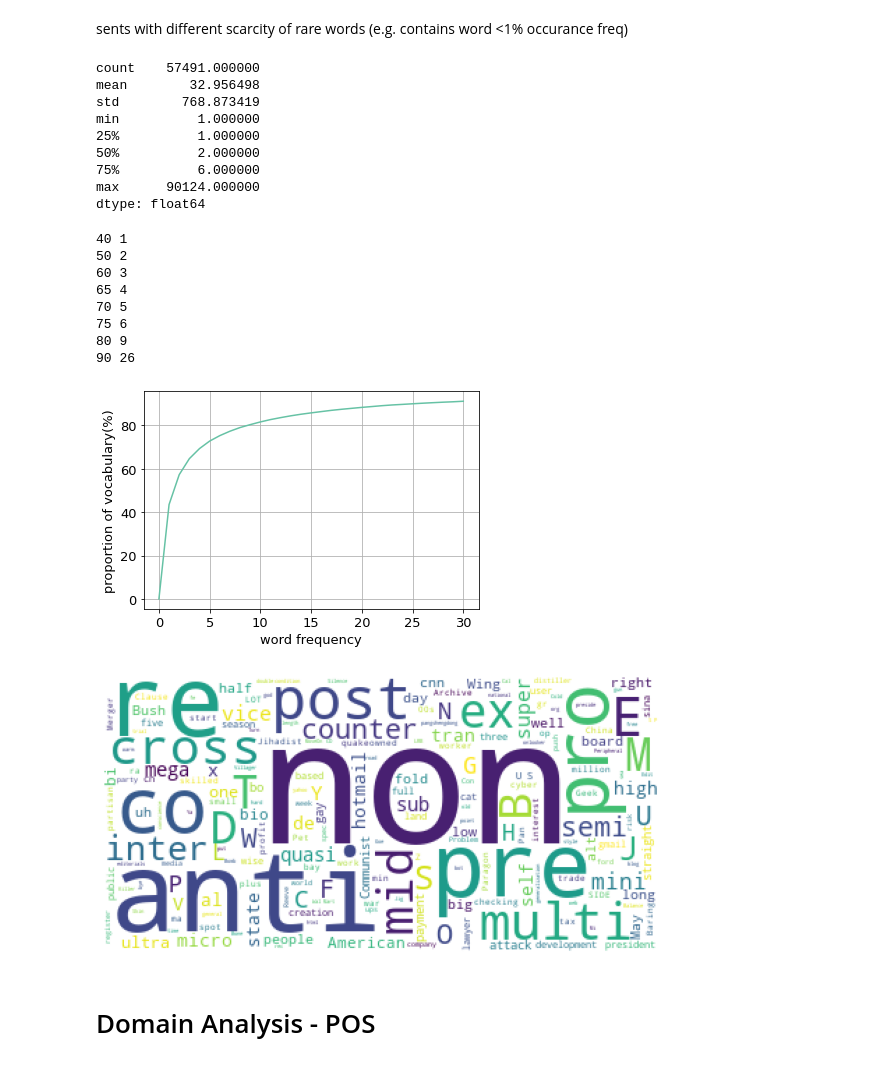
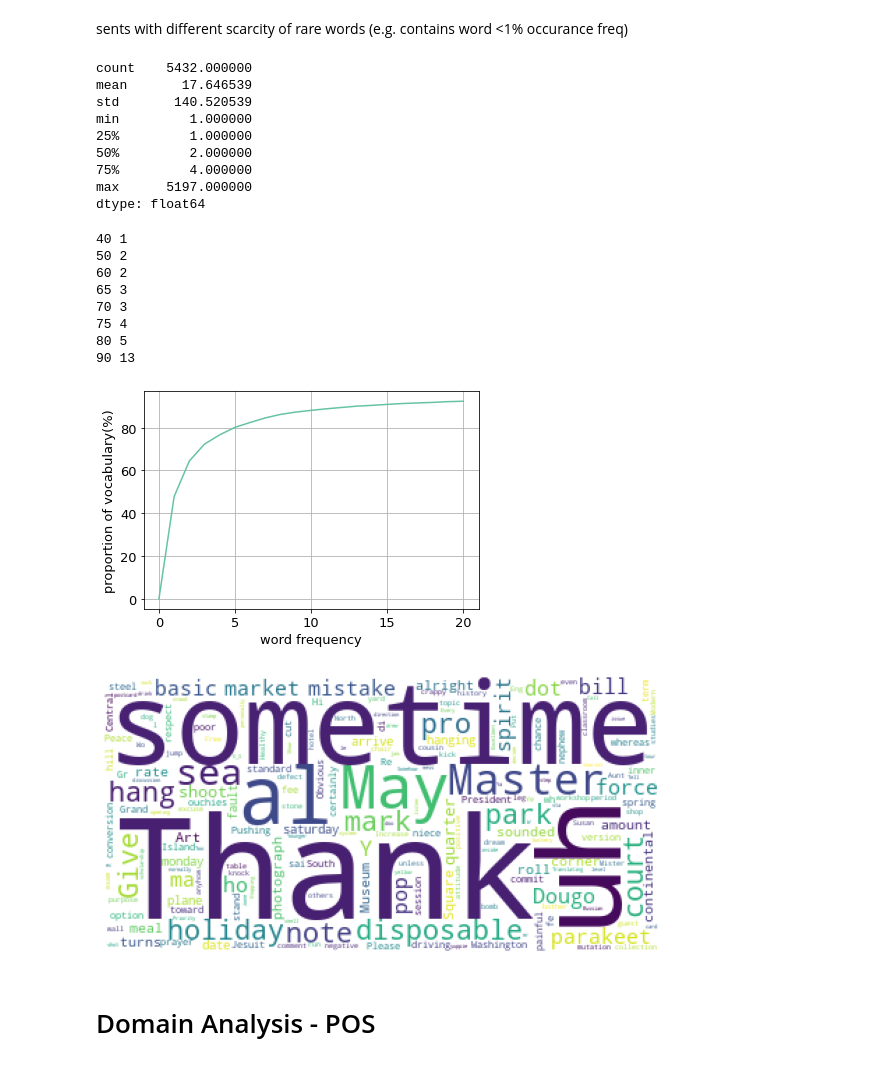
Before and after one commit to ixiaopan/NER_Tagger, a Jupyter notebook: corpus_profile.ipynb, the cells around one changed output. Drawn from its saved outputs; the diff is of its cells as text; code cells hidden in the pictures.

```diff
--- a/corpus_profile.ipynb
+++ b/corpus_profile.ipynb
@@ -242,19 +256,19 @@ dtype: float64
 # %% [markdown]
 sents with different scarcity of rare words (e.g. contains word <1% occurance freq)
 # %%
-sents_all_domain = load_sentences('pool', ['train'])
+sents_all_domain = load_sentences('tc', ['train'])
 word_counts, words, freqs = cal_word_freq(sents_all_domain['sentence'].tolist())
 
 pd.Series(freqs).describe()
 # %% [output]
-count    57491.000000
-mean        32.956498
-std        768.873419
-min          1.000000
-25%          1.000000
-50%          2.000000
-75%          6.000000
-max      90124.000000
+count    5432.000000
+mean       17.646539
+std       140.520539
+min         1.000000
+25%         1.000000
+50%         2.000000
+75%         4.000000
+max      5197.000000
 dtype: float64
 # %%
 def plot_rare_freq(freqs, max_freq=20):
@@ -277,24 +291,24 @@ def plot_rare_freq(freqs, max_freq=20):
         print(v, rare_range[ np.array(cum_counts) >= v ][0])
 
 
-plot_rare_freq(freqs, max_freq=30)
+plot_rare_freq(freqs, max_freq=20)
 # %% [output]
 40 1
 50 2
-60 3
-65 4
-70 5
-75 6
-80 9
-90 26
+60 2
+65 3
+70 3
+75 4
+80 5
+90 13
-[figure, old version]
+[figure, new version]
 # %%
 
 plot_word_cloud(' '.join( words[
-    (freqs < 3) & (freqs >= 1)
+    (freqs < 6) & (freqs >= 1)
 ]), size=(10, 10))
 # %% [output]
-[figure, old version]
+[figure, new version]
 # %% [markdown]
 # Domain Analysis - POS
 # %%
```
Also changed, not shown: parts of 4 cells of this notebook, 1 other file.
